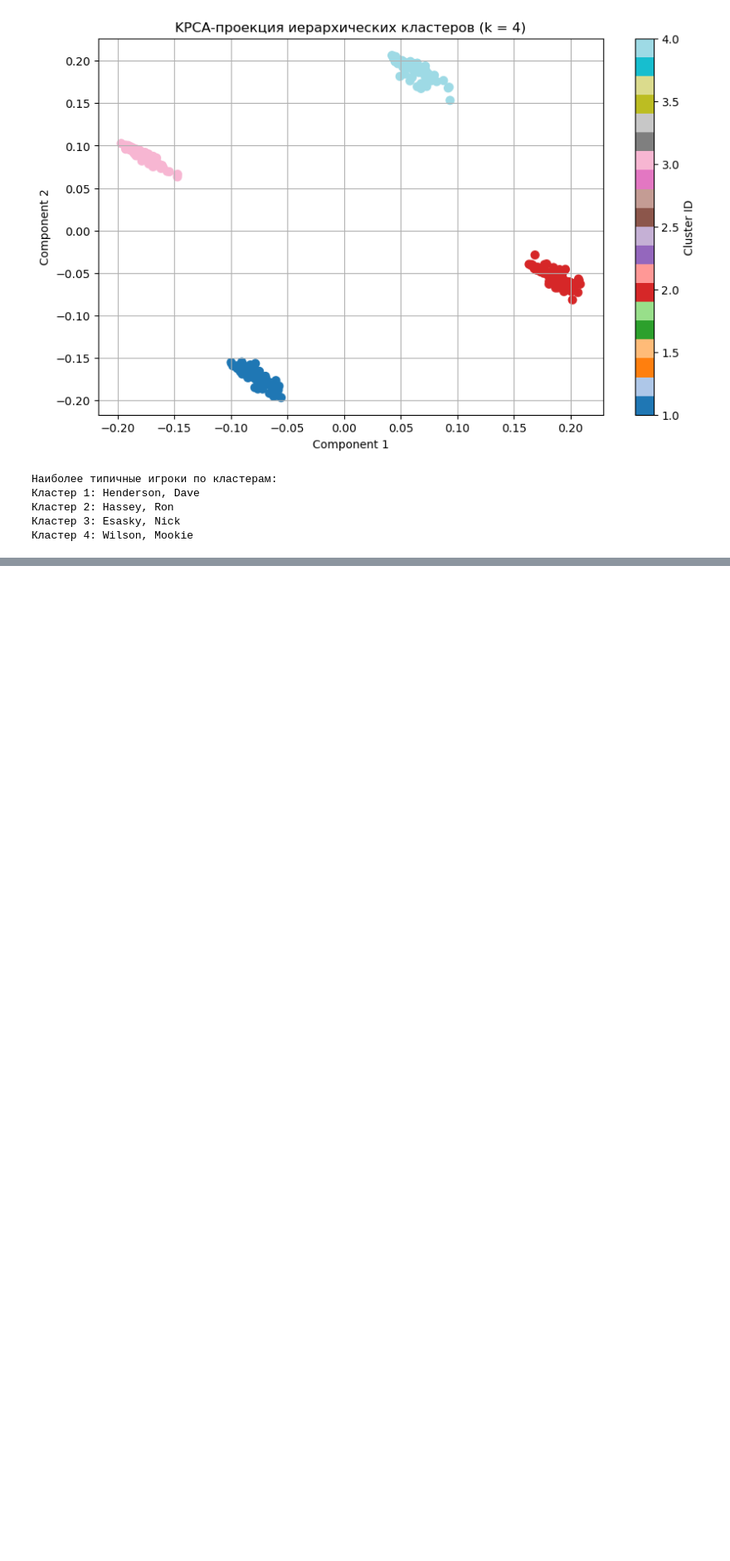
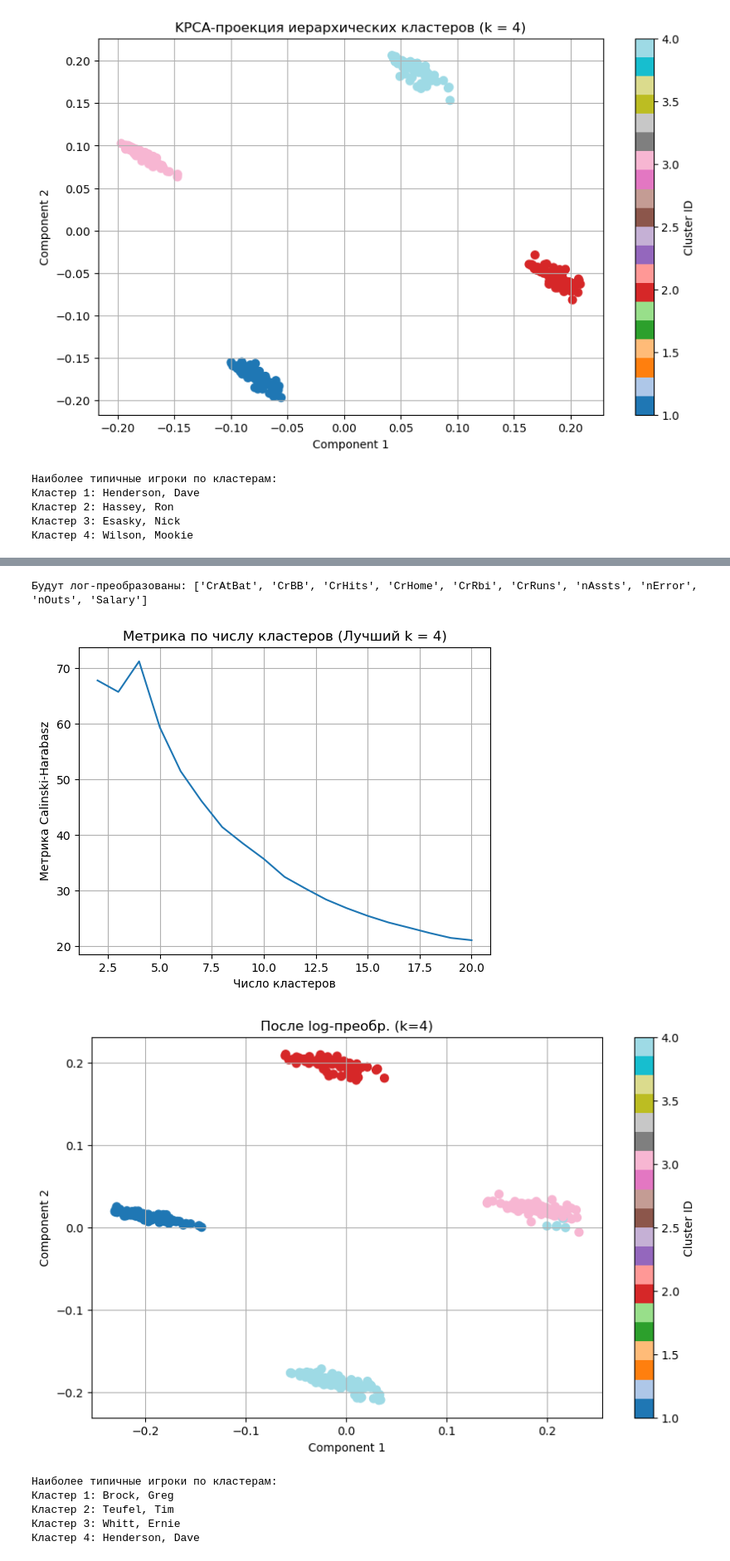
Before and after one commit to aiksiq/ml_laba, a Jupyter notebook: laba_ml3-4.ipynb, the cells around one changed output, grey strips where cells are left out. Shown at 83% size. Cells and saved outputs as stored; diff of their text form; code cells hidden in the pictures; blank space fills up the shorter version.

```diff
--- a/laba_ml3-4.ipynb
+++ b/laba_ml3-4.ipynb
@@ -394,3 +421,47 @@ best_k, typical_players = process_and_cluster(df, cat_cols, num_cols)
 Кластер 2: Hassey, Ron
 Кластер 3: Esasky, Nick
 Кластер 4: Wilson, Mookie
+# %%
+from scipy.stats import skew
+
+# допустим, num_cols — список исходных числовых признаков
+skews = df[num_cols].apply(lambda s: skew(s.dropna()))
+# выбираем те, где skew > 1
+to_log = skews[skews > 1].index.tolist()
+print("Будут лог-преобразованы:", to_log)
+
+# преобразуем
+df_log = df.copy()
+for col in to_log:
+    # log1p безопасен при нулях
+    df_log[col] = np.log1p(df_log[col])
+# %% [output]
+Будут лог-преобразованы: ['CrAtBat', 'CrBB', 'CrHits', 'CrHome', 'CrRbi', 'CrRuns', 'nAssts', 'nError', 'nOuts', 'Salary']
+# %%
+cat_enc  = encode_categorical(df_log, cat_cols)
+num_scl  = scale_numerical(df_log, num_cols)
+df_all   = pd.concat([num_scl, cat_enc], axis=1)
+df_imp   = impute_missing(df_all, k=3)
+
+# отбор по корреляции
+df_sel   = select_high_correlation_features(df_imp, threshold=0.6)
+
+# иерархическая кластеризация и поиск k
+Z        = perform_hierarchical_clustering(df_sel)
+best_k   = find_optimal_k(df_sel, Z, (2,21))
+
+# проекция и визуализация
+labels9  = fcluster(Z, best_k, criterion='maxclust')
+X9       = project_with_kpca(df_sel)
+plot_clusters(X9, labels9, title=f'После log-преобр. (k={best_k})')
+
+# типичные представители
+typ9     = find_typical_representatives(df_sel, df_log, labels9)
+# %% [output]
+[figure, added]
+[figure, added]
+Наиболее типичные игроки по кластерам:
+Кластер 1: Brock, Greg
+Кластер 2: Teufel, Tim
+Кластер 3: Whitt, Ernie
+Кластер 4: Henderson, Dave
```
Also changed, not shown: parts of 8 cells of this notebook, 1 other file.
